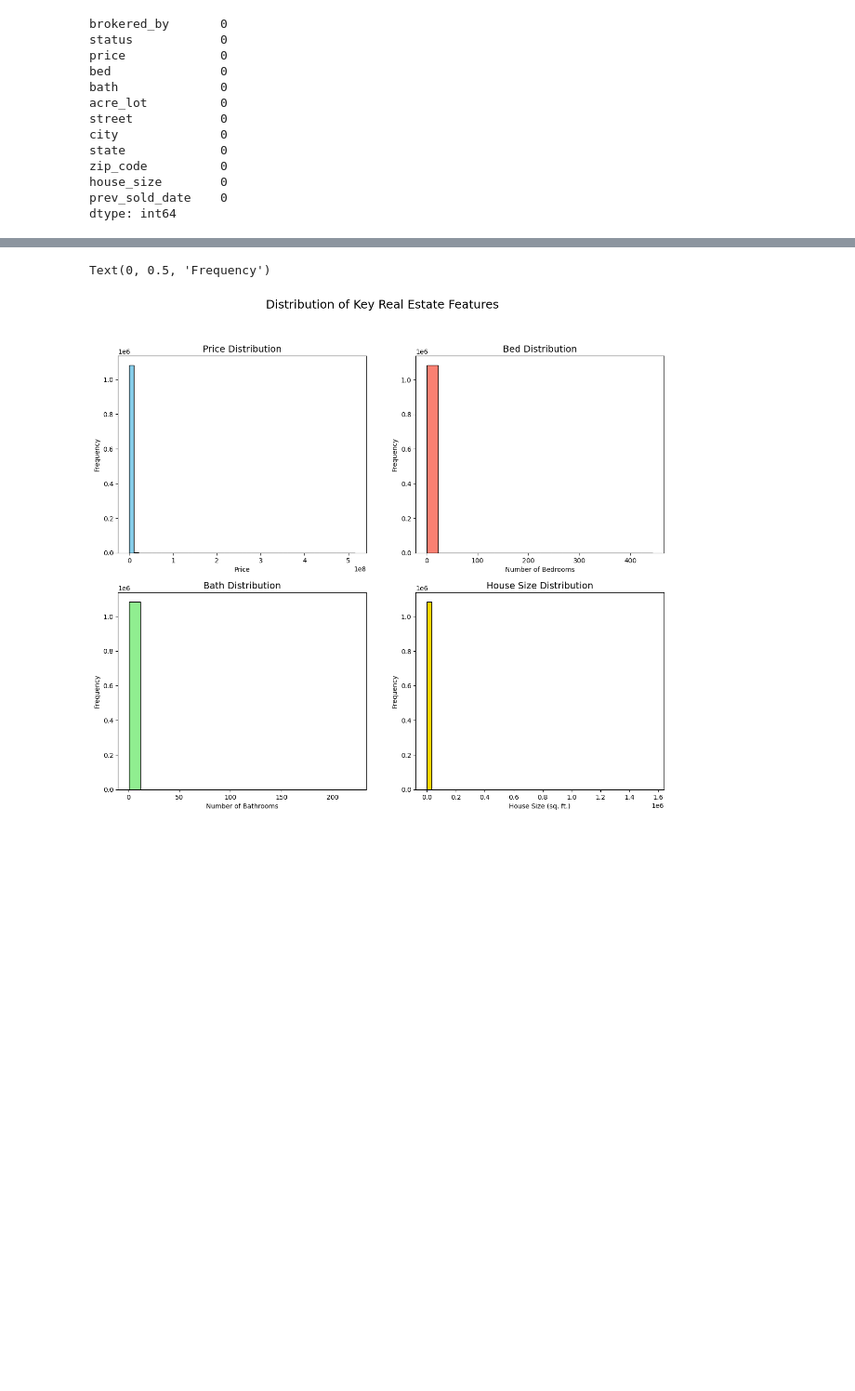
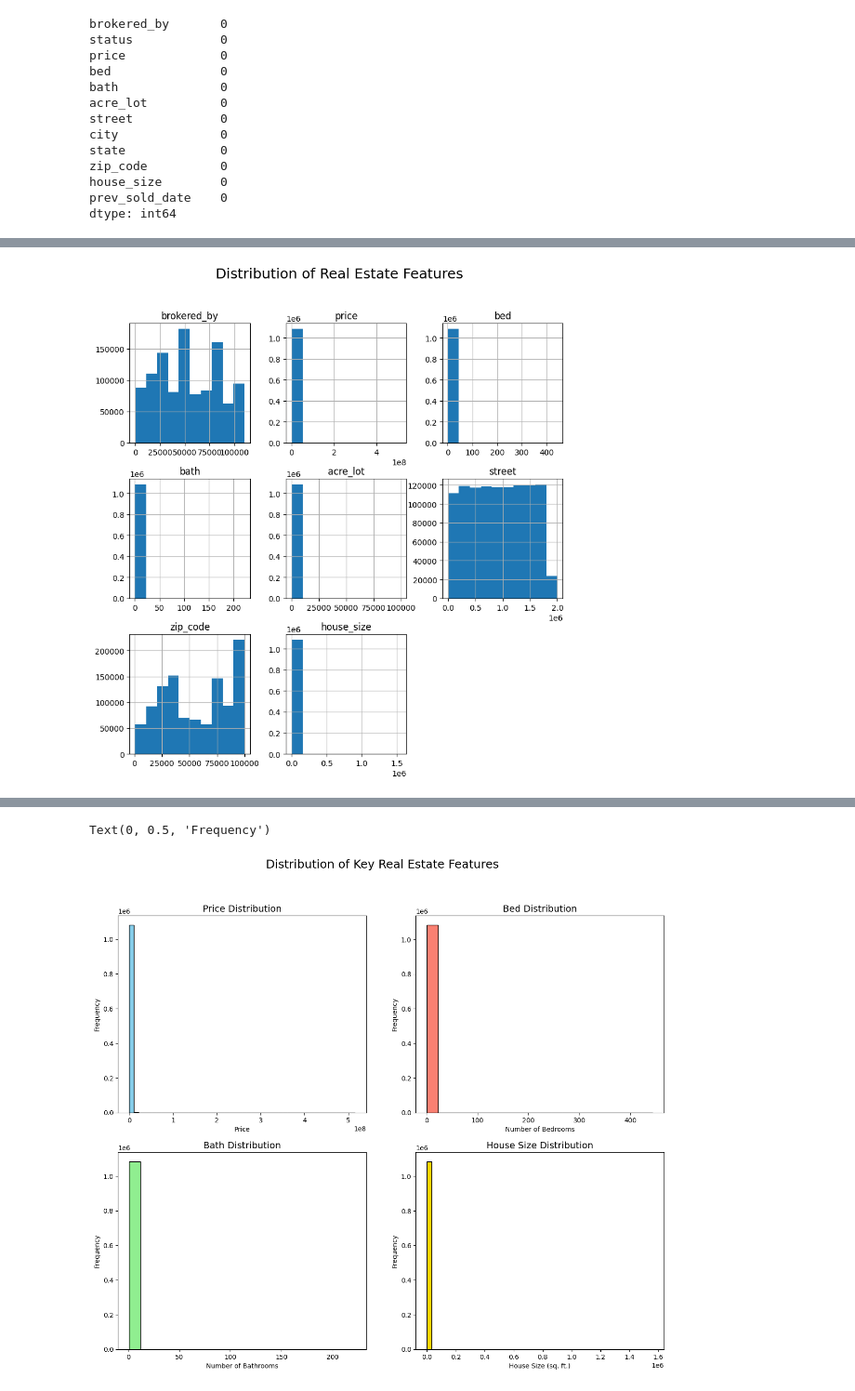
Before and after one commit to Mawitey/CapstoneAssignment, a Jupyter notebook: Capstone Assignment.ipynb, the cells around one changed output, grey strips where cells are left out. Shown at 93% size. Cells and saved outputs as stored; diff of their text form; code cells hidden in the pictures; blank space fills up the shorter version.

```diff
--- a/Capstone Assignment.ipynb
+++ b/Capstone Assignment.ipynb
@@ -91 +89,9 @@ plt.show()
+# %%
+# Plot histogram for all numerical columnsin the Dataframe to visualize their distributions
+df.hist(figsize=(10, 10))
+plt.suptitle('Distribution of Real Estate Features', fontsize=18)
+#plt.tight_layout()
+plt.show()
+# %% [output]
+[figure, added]
 # %%
```
Also changed, not shown: parts of 8 cells of this notebook.
